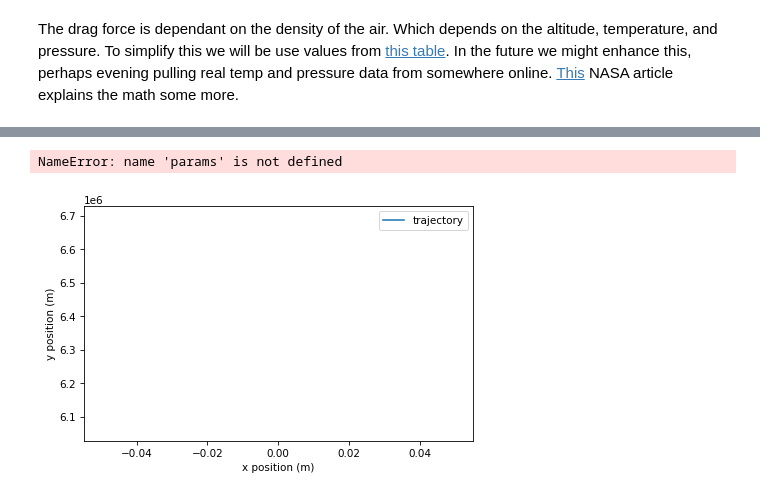
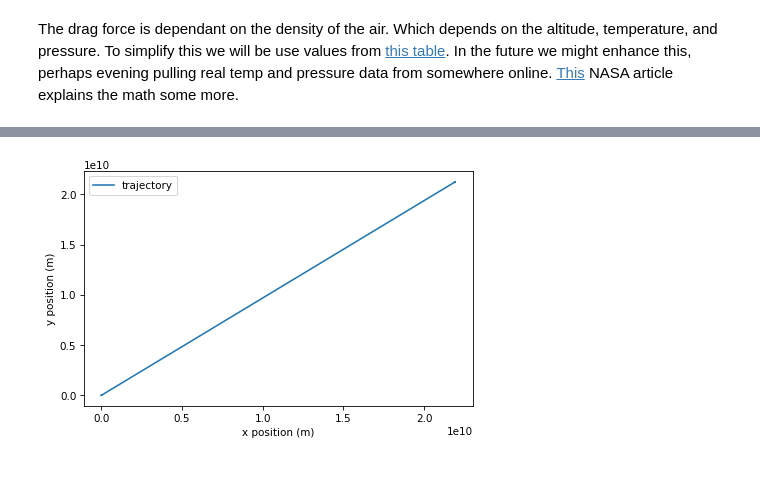
Before and after one commit to ShadowRonin/rocket-trajectory, a Jupyter notebook: rocketsim.ipynb, the cells around one changed output, grey strips where cells are left out. Cells and saved outputs as stored; diff of their text form; code cells hidden in the pictures.

Commit message:
improve telemetry

```diff
--- a/rocketsim.ipynb
+++ b/rocketsim.ipynb
@@ -131,23 +147,26 @@ decorate(xlabel='Time (s)',
 # %%
+from simulation import params
+
 def plot_trajectory(results):
-    x = results.x
-    y = results.y
+    # x = results.x
+    # y = results.y
+    x = telemetry_df['x'].values
+    y = telemetry_df['y'].values
     make_series(x, y).plot(label='trajectory')
 
     decorate(xlabel='x position (m)',
              ylabel='y position (m)')
 
     ax = plt.gca()
     pp2 = plt.Circle((0, 0), params.earth_diameter / 2)
     pp2.set_facecolor('#37a344')
     ax.add_patch(pp2)
 
 
 
 plot_trajectory(results)
 # %% [output]
-NameError: name 'params' is not defined
-[figure, old version]
+[figure, new version]
 # %%
 telemetry_df.trust_f.plot(label='Trust')
 
```
Also changed, not shown: parts of 13 cells of this notebook, 1 other file.
